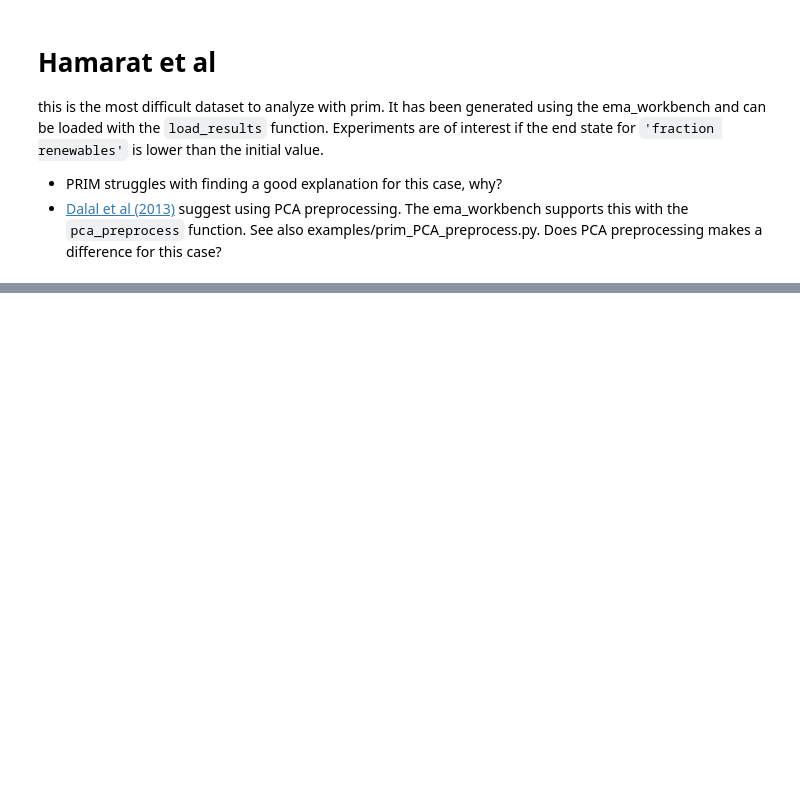
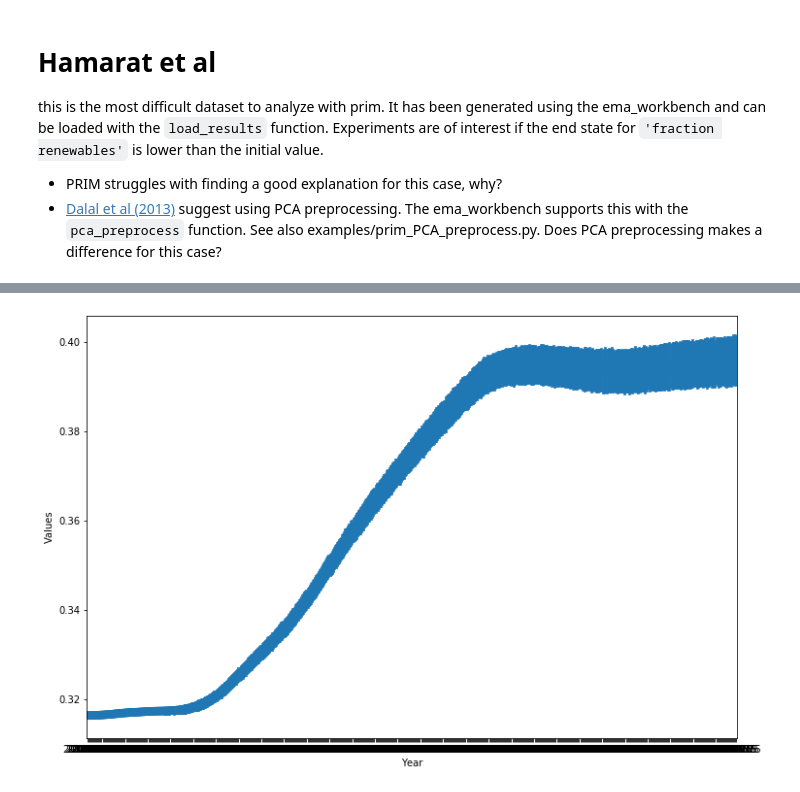
Before and after one commit to vannesya/MBDM-Nesya, a Jupyter notebook: assignment 4 - scenario discovery - nesya.ipynb, the cells around one changed output, grey strips where cells are left out. Cells and saved outputs as stored; diff of their text form; code cells hidden in the pictures; blank space fills up the shorter version.

```diff
--- a/assignment 4 - scenario discovery - nesya.ipynb
+++ b/assignment 4 - scenario discovery - nesya.ipynb
@@ -451,0 +488,4 @@ this is the most difficult dataset to analyze with prim. It has been generated u
+# %%
+Renew = pd.read_csv('data\\fraction renewables.csv', header =None, index_col=False)
+# %%
+Renew = Renew.rename(columns=time.iloc[0])
@@ -451,0 +494,15 @@ this is the most difficult dataset to analyze with prim. It has been generated u
+# %%
+selectedidx = random.sample(range(0, 4999), 1000)
+Renew1000 = Renew.iloc[selectedidx]
+time1000 = time.iloc[selectedidx]
+Renew1000 = Renew1000.reset_index()
+time1000 = time1000.reset_index()
+Renew1000 = Renew1000.set_index('index').T
+# %%
+Renew1000C=Renew1000.stack().reset_index()
+Renew1000C.columns = ['Year','Scenario','Values']
+# %%
+plt.figure(figsize=(12,8))
+ax = sns.pointplot(x='Year', y='Values', data=Renew1000C)
+# %% [output]
+[figure, added]
```
Also changed, not shown: parts of 32 cells of this notebook.
